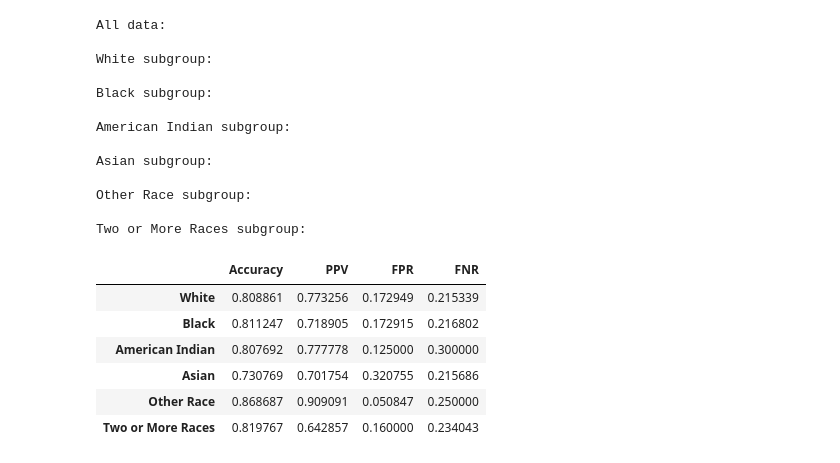
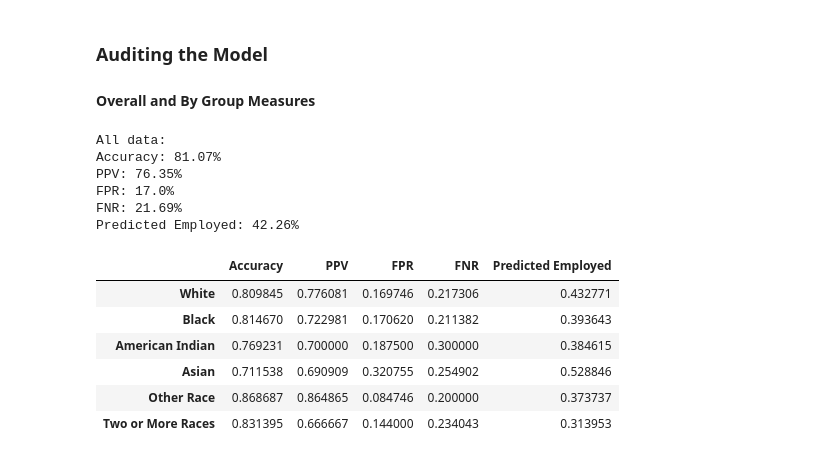
Before and after one commit to jackgreenburg/jackgreenburg.github.io, a Jupyter notebook: posts/auditing-allocative-bias/index.ipynb, the cells around one changed output. Drawn from its saved outputs; the diff is of its cells as text; code cells hidden in the pictures.

```diff
--- a/posts/auditing-allocative-bias/index.ipynb
+++ b/posts/auditing-allocative-bias/index.ipynb
@@ -79,12 +86,11 @@ But 4, 5, and 6 did not have enough to compute Data for, so I folded them into t
 6. Two or More Races
 # %%
-# feature_categories = ["SCHL", "MAR", "AGEP", "DIS", "NATIVITY"]
-feature_categories = ["SCHL", "MAR", "AGEP", "DIS", "SEX"]
+feature_categories = ["SCHL", "MAR", "AGEP", "DIS", "SEX", "NATIVITY"]
 
 EmploymentProblem = BasicProblem(
     features=feature_categories,
     target='ESR',
-    target_transform=lambda x: x == 1,
+    target_transform=lambda x: x == 1,  # 1 means employed
     group='RAC1P',
     preprocess=lambda x: x,
     postprocess=lambda x: np.nan_to_num(x, -1),
@@ -92,7 +98,7 @@ EmploymentProblem = BasicProblem(
 
 features, label, group = EmploymentProblem.df_to_numpy(acs_data)
 
-# fold some races into other category
+# fold some races into "other" category
 group[(group==4) | (group==5) | (group==7)] = 8
 group[group==6] = 4
 group[group==8] = 5
@@ -131,14 +137,15 @@ for index, race in enumerate(races):
     line += f"{round(ratio_employed_per_group[index+1] * 100, 2)}% ".rjust(20)
     print(line)
 
+# plot disability race intersection
 group_dict = {i+1: status for i, status in enumerate(races)}
-mar_dict = {i+1: status for i, status in enumerate(["With disability", "Without disability"])}
-
-intersectional_df = df[df["group"].isin([1, 2])].query("label==True")
-intersectional_df = intersectional_df.replace({"DIS": mar_dict, "group": group_dict})
-ax = sns.countplot(data=intersectional_df, x="group", hue="DIS")
-ax.set(xlabel='Race', ylabel='Number Employed')
-print(f"5. A plot showing employment by race and disability status:")
+working_by_race = df.query("DIS==1")[["label", "group"]].value_counts(sort=False)
+fig, axarr = plt.subplots(1, 6, figsize=(15, 5))
+for i, (index, race) in enumerate(group_dict.items()):
+    axarr[i].pie((working_by_race[False][index], working_by_race[True][index]), autopct='%1.1f%%')
+    axarr[i].set_title(race)
+plt.legend(labels=["Not employed", "Employed"], loc="lower right")
+print(f"5. A plot showing percent of those who have a disability who are employed, by race:")
 # %% [output]
 1. There are 38221 individuals in the dataset.
 2. Of those individuals, 15638 are employed
@@ -196,43 +185,42 @@ pipeline.get_params
+# %% [markdown]
+### Auditing the Model
+
+#### Overall and By Group Measures
 # %%
-def compute_measures(*, y_test, y_pred):
+def compute_measures(*, y_test, y_pred, print_bool=False):
     (TN, FP), (FN, TP) = confusion_matrix(y_test, y_pred)
     data = {
         "Accuracy": (y_pred == y_test).mean(),
         "PPV": TP / (TP+FP),
         "FPR": FP / (FP+TN),
         "FNR": FN / (TP+FN)
     }
-    # for key, value in data.items(): print(f"{key}: {round(value * 100, 2)}%")
+
+    data["Predicted Employed"] = (TP + FP) / (TP + FP + TN + FN)
+
+    if print_bool:
+        for key, value in data.items(): print(f"{key}: {round(value * 100, 2)}%")
     return data
 
 print("All data:")
-compute_measures(y_test=y_test, y_pred=y_pred)
+compute_measures(y_test=y_test, y_pred=y_pred, print_bool=True)
 
 audit_dict = {}
 for index, race in group_dict.items():
-    # race = group_dict[index]
-    print(f"\n{race} subgroup:")
+    # print(f"\n{race} subgroup:")
     audit_dict[race] = compute_measures(y_test=y_test[group_test==index], y_pred=y_pred[group_test==index])
-
 pd.DataFrame(audit_dict).T
 # %% [output]
 All data:
-
-White subgroup:
-
-Black subgroup:
-
-American Indian subgroup:
-
-Asian subgroup:
-
-Other Race subgroup:
-
-Two or More Races subgroup:
+Accuracy: 81.07%
+PPV: 76.35%
+FPR: 17.0%
+FNR: 21.69%
+Predicted Employed: 42.26%
-|  | Accuracy | PPV | FPR | FNR |
-| White | 0.808861 | 0.773256 | 0.172949 | 0.215339 |
-| Black | 0.811247 | 0.718905 | 0.172915 | 0.216802 |
-| American Indian | 0.807692 | 0.777778 | 0.125000 | 0.300000 |
-| Asian | 0.730769 | 0.701754 | 0.320755 | 0.215686 |
-| Other Race | 0.868687 | 0.909091 | 0.050847 | 0.250000 |
-| Two or More Races | 0.819767 | 0.642857 | 0.160000 | 0.234043 |
+|  | Accuracy | PPV | FPR | FNR | Predicted Employed |
+| White | 0.809845 | 0.776081 | 0.169746 | 0.217306 | 0.432771 |
+| Black | 0.814670 | 0.722981 | 0.170620 | 0.211382 | 0.393643 |
+| American Indian | 0.769231 | 0.700000 | 0.187500 | 0.300000 | 0.384615 |
+| Asian | 0.711538 | 0.690909 | 0.320755 | 0.254902 | 0.528846 |
+| Other Race | 0.868687 | 0.864865 | 0.084746 | 0.200000 | 0.373737 |
+| Two or More Races | 0.831395 | 0.666667 | 0.144000 | 0.234043 | 0.313953 |
```
Also changed, not shown: parts of 23 cells of this notebook, 8 other files.
